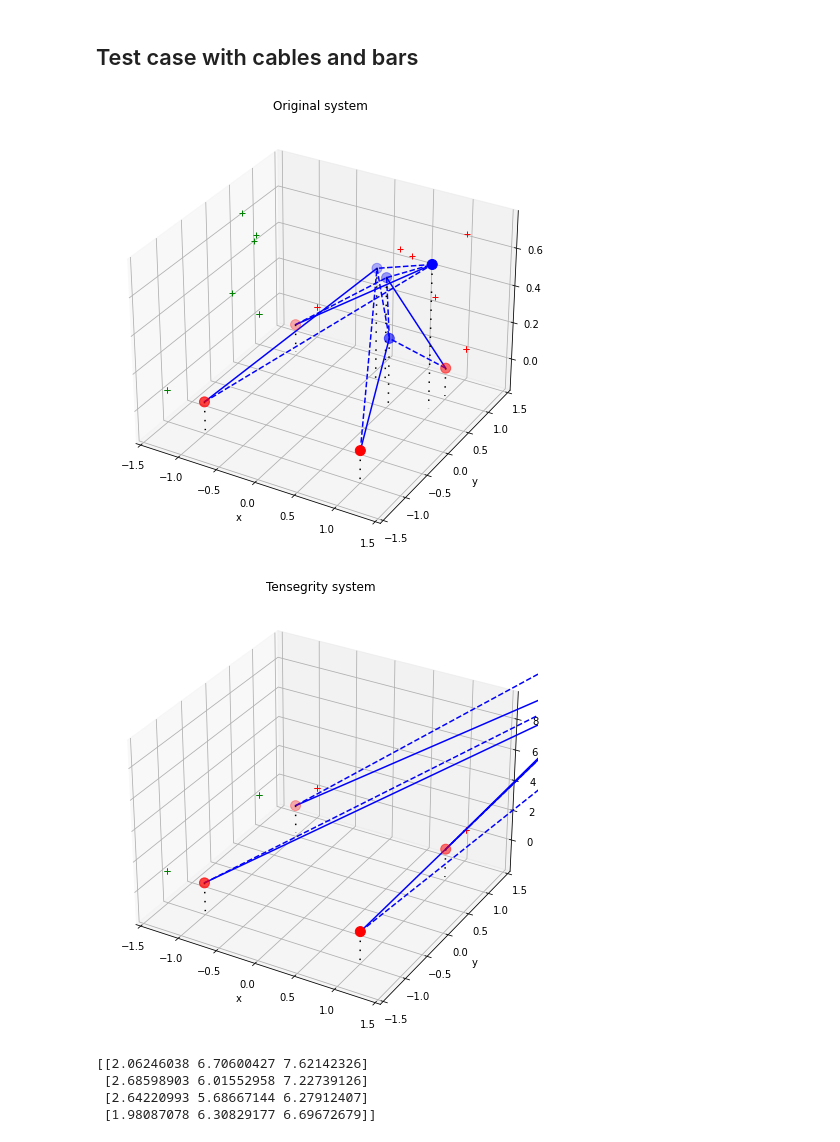
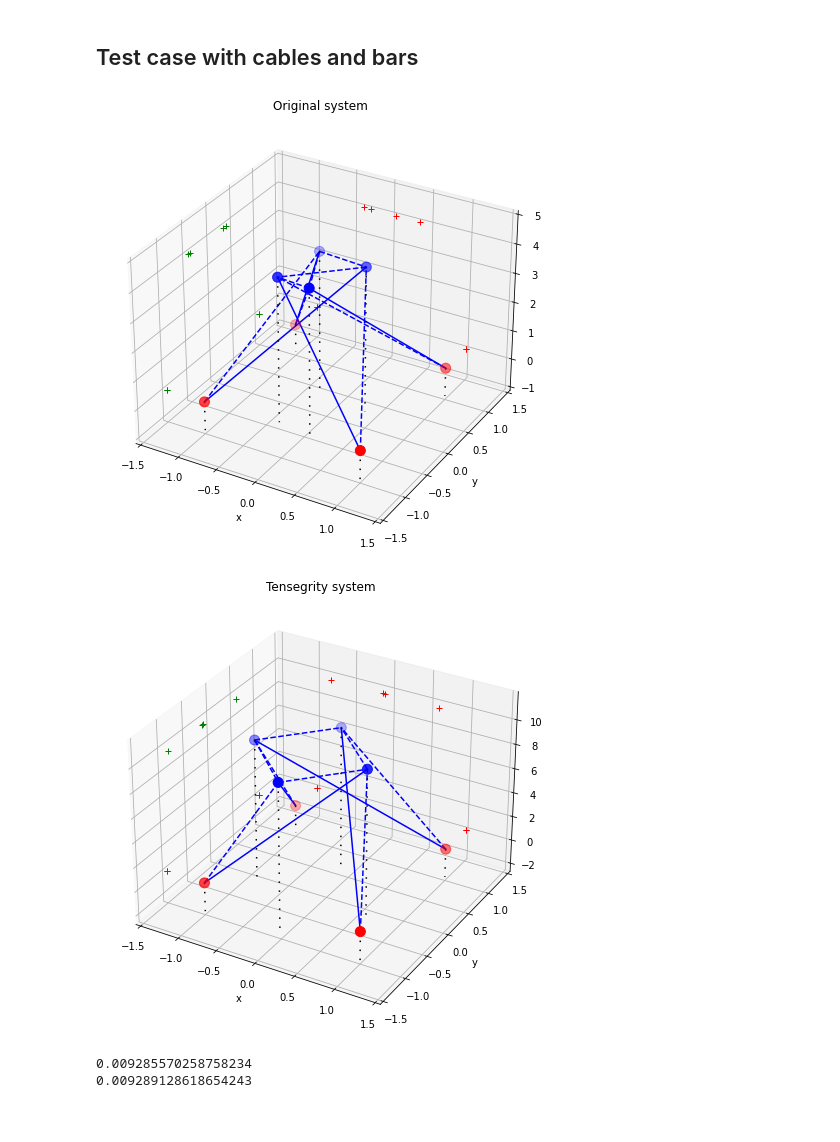
Before and after one commit to aledha/Tensegrity-Structures, a Jupyter notebook: tensegrity.ipynb, the cells around one changed output. Drawn from its saved outputs; the diff is of its cells as text; code cells hidden in the pictures.

```diff
--- a/tensegrity.ipynb
+++ b/tensegrity.ipynb
@@ -221,7 +221,7 @@ def backtracking2(x, p, c1, ro, f, df):
 # %% [markdown]
 ### Test case
 # %%
-def BFGS(X0, N, M, cables, bars, ms, maxiter, consts):
+def BFGS(X0, N, M, cables, bars, ms, maxiter, consts, keep_limits = False):
     original_limits = plot_points(X0.reshape((N,3)), bars, cables, M, title = 'Original system')
     P = X0[:3 * M]
     Y0 = X0[3 * M:]
@@ -259,12 +259,16 @@ def BFGS(X0, N, M, cables, bars, ms, maxiter, consts):
         Hkyk = H@yk
         Sk = 1 / np.inner(sk, yk)
         H = H - Sk * (sk @ Hkyk.T + Hkyk @ sk.T) + sk @ sk.T * (Sk**2 * np.inner(yk, Hkyk) + Sk)
+
+    if not keep_limits:
+        original_limits = [None, None, None]
+
     original_limits[2] = None
     plot_points((np.concatenate((P, Y1))).reshape(N, 3), bars, cables, M, lims = original_limits)
     return Y1
 
 M = 1
-BFGS(X.flatten(), N, M, cables, bars, ms, 100, consts)
+BFGS(X.flatten(), N, M, cables, bars, ms, 100, consts, keep_limits = True)
 # %% [output]
 [figure]
 [figure]
@@ -314,30 +318,39 @@ print(Y.reshape((N-M, 3)))
 # %%
 g, rho, c, k = 0, 0, 1, 0.1
 consts = [g, rho, c, k]
 N = 8
 M = 4
 P = np.array([[1, 1, 0],
               [-1, 1, 0],
               [-1, -1, 0],
               [1, -1, 0]])
-Y0 = np.random.rand(N-M, 3)
+Y0 = np.random.rand(N-M, 3) - 0.5
+Y0[:, 2] = 4
+P[0, 2] = 0.5
 X0 = np.vstack((P, Y0))
 
 cables = np.zeros((N, N))
 bars = np.zeros((N, N))
 
 bars[0, 4], bars[1, 5], bars[2, 6], bars[3, 7] = 10, 10, 10, 10
 cables[0, 7], cables[1, 4], cables[2, 5], cables[3, 6] = 8, 8, 8, 8
 cables[4, 5], cables[4, 7], cables[5, 6], cables[6, 7] = 1, 1, 1, 1
 
 ms = np.zeros(N)
 
 Y = BFGS(X0.flatten(), N, M, cables, bars, ms, 100, consts)
-print(Y.reshape((N-M, 3)))
+Y = Y.reshape((N-M, 3))
+
+s, t = 0.70970, 9.54287
+Y0 = np.array([[-s,0,t],
+               [0, -s, t],
+               [s,0,t],
+               [0,s,t]])
+
+print(E(np.vstack((P, Y0)), cables, bars, ms, consts))
+print(E(np.vstack((P, Y)), cables, bars, ms, consts))
 # %% [output]
-[figure, old version]
+[figure, new version]
-[figure, old version]
+[figure, new version]
-[[2.06246038 6.70600427 7.62142326]
- [2.68598903 6.01552958 7.22739126]
- [2.64220993 5.68667144 6.27912407]
- [1.98087078 6.30829177 6.69672679]]
+0.009285570258758234
+0.009289128618654243
```
Also changed, not shown: parts of 3 cells of this notebook.
